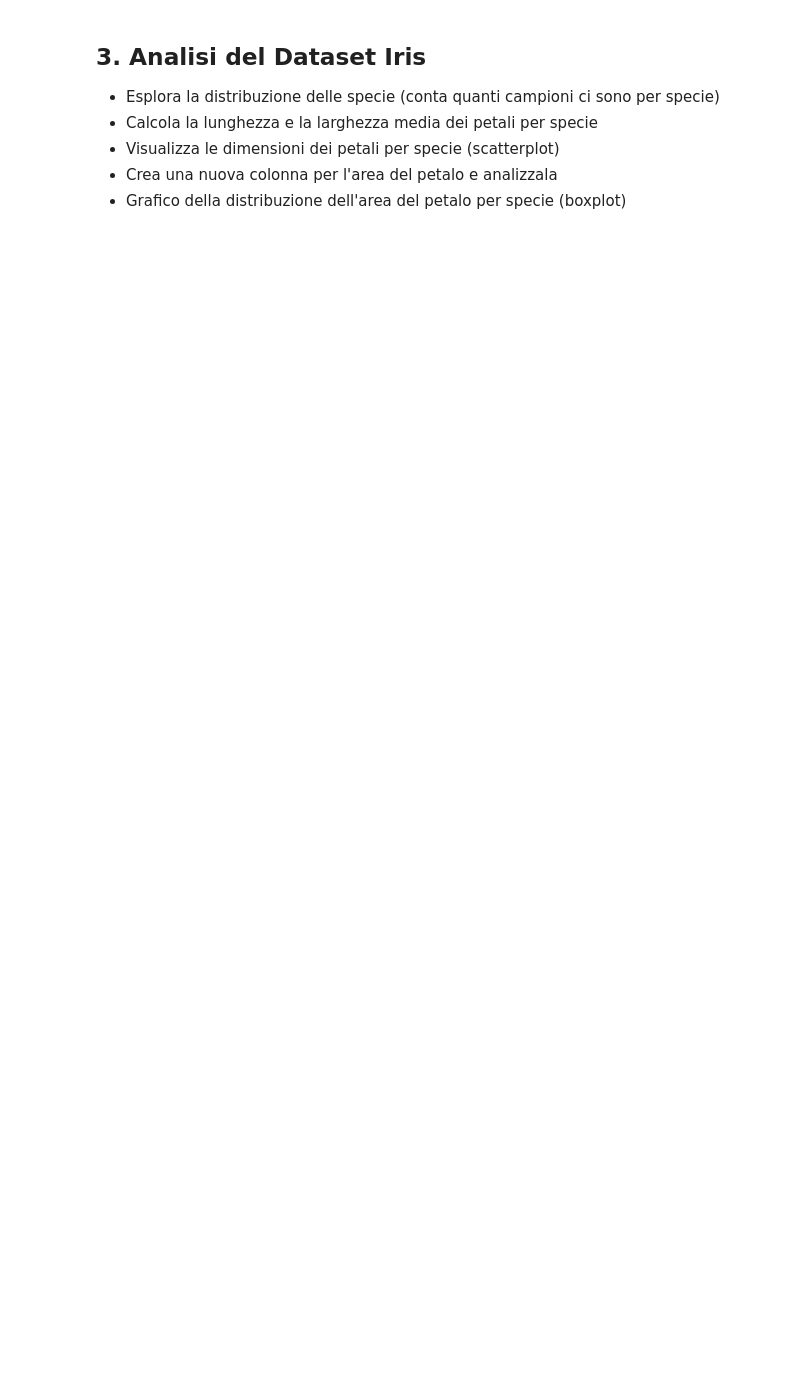
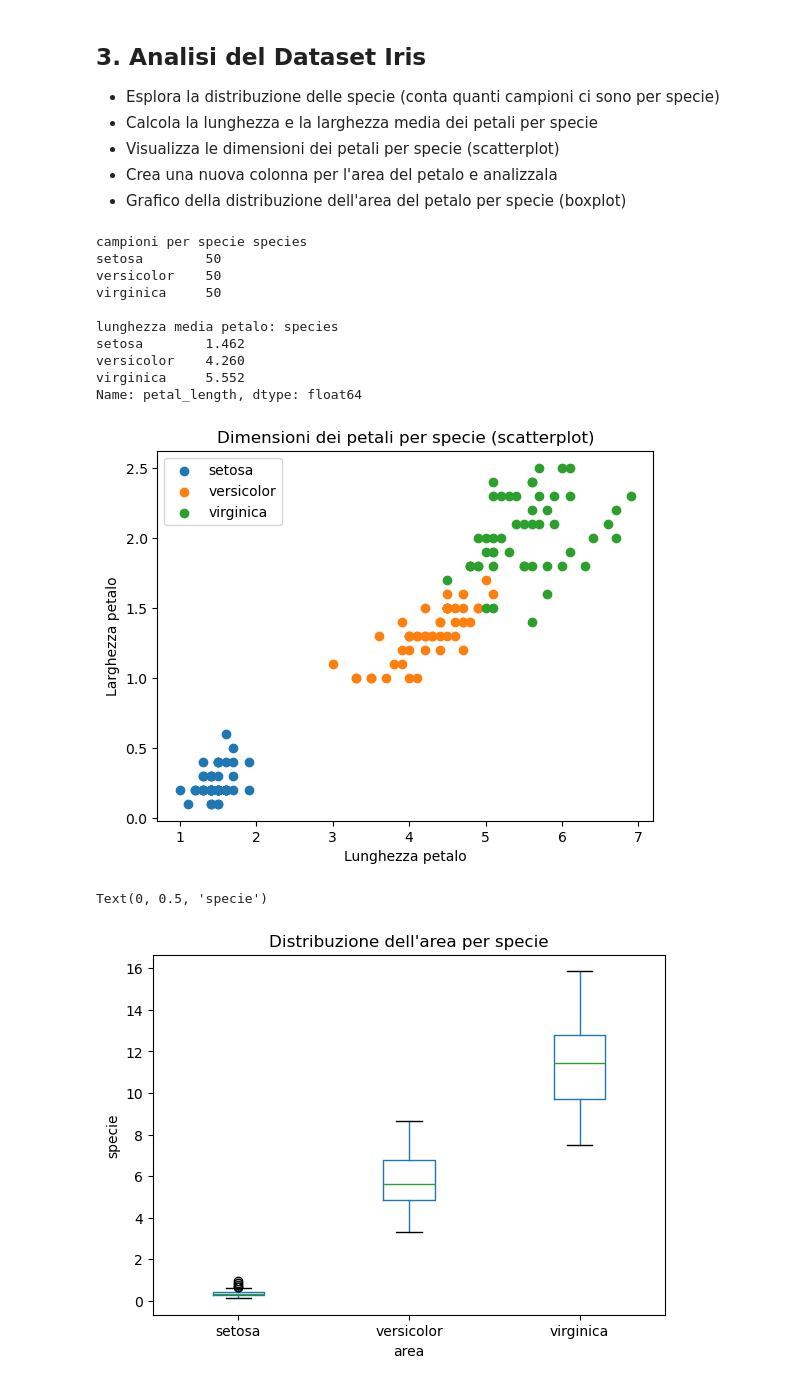
Before and after one commit to DenisTrokan/ProgrammingLab, a Jupyter notebook: 4_Esercizi_lez_4.ipynb, the cells around one changed output. Saved outputs shown, nothing was run; the diff lists cells and outputs as text; code cells hidden in the pictures; blank space fills up the shorter version.

```diff
--- a/4_Esercizi_lez_4.ipynb
+++ b/4_Esercizi_lez_4.ipynb
@@ -71,0 +137,51 @@ df.head()
+# %%
+import pandas as pd
+import matplotlib.pyplot as plt
+import seaborn as sns
+import random
+
+url = "https://raw.githubusercontent.com/mwaskom/seaborn-data/master/iris.csv"
+df = pd.read_csv(url)
+#df.head()
+campioni_specie = df['species'].value_counts()
+print('campioni per specie '+ campioni_specie.to_string())
+# Calcola la lunghezza media del petalo per ogni specie
+lunghezza_media_petalo = df.groupby('species')['petal_length'].mean()
+print(f'\nlunghezza media petalo: {lunghezza_media_petalo}')
+
+#scatter plot lunghezza petalo per specie
+
+for specie in df['species'].unique():
+    subset=df[df['species']==specie]
+    plt.scatter(subset['petal_length'], subset['petal_width'], label=specie)  # Crea lo scatterplot per quella specie
+
+plt.xlabel('Lunghezza petalo')
+plt.ylabel('Larghezza petalo')
+plt.title('Dimensioni dei petali per specie (scatterplot)')
+plt.legend()
+plt.show()
+
+#aggiungo una nuova colonna per l'area da analizzare
+#options=['Area1','Area2','Area3']
+#df['petal_area']= [random.choice(options) for _ in df.iterrows()]
+df['petal_area'] = df['petal_length'] * df['petal_width'] #pandas itera automaticamente
+#boxplot area e specie
+df.boxplot(column='petal_area', by='species', grid=False)
+plt.title('Distribuzione dell\'area per specie')
+plt.suptitle('')  # Rimuove il titolo automatico di pandas
+plt.xlabel('area')
+plt.ylabel('specie')
+# %% [output]
+campioni per specie species
+setosa        50
+versicolor    50
+virginica     50
+
+lunghezza media petalo: species
+setosa        1.462
+versicolor    4.260
+virginica     5.552
+Name: petal_length, dtype: float64
+[figure, added]
+Text(0, 0.5, 'specie')
+[figure, added]
```
Also changed, not shown: parts of 6 cells of this notebook.
